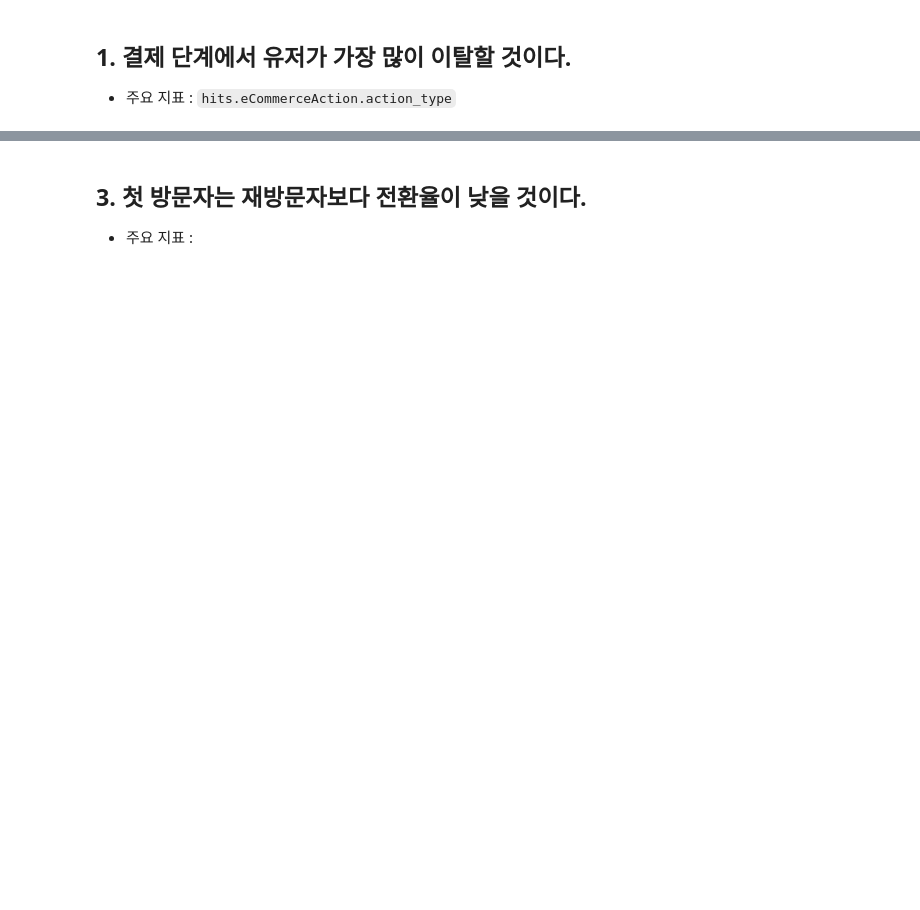
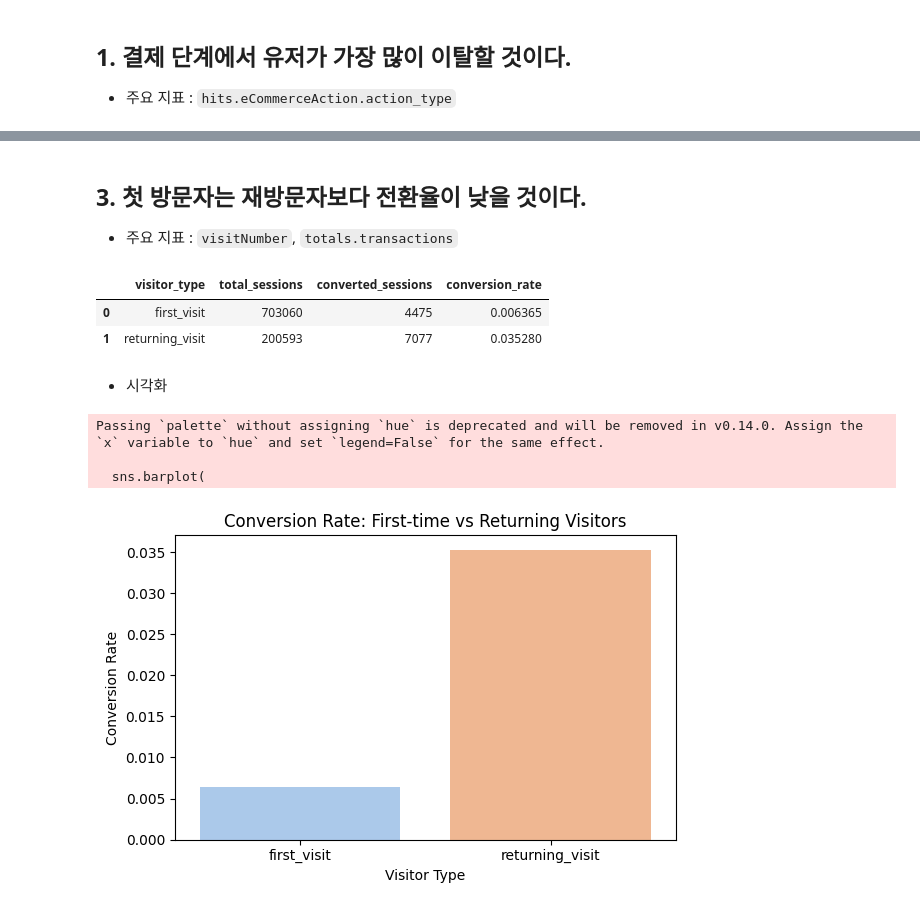
Before and after one commit to yeedacoding/eCommerce-User-Behavior-Analytics, a Jupyter notebook: hypothesis.ipynb, the cells around one changed output, grey strips where cells are left out. Saved outputs shown, nothing was run; the diff lists cells and outputs as text; code cells hidden in the pictures; blank space fills up the shorter version.

```diff
--- a/hypothesis.ipynb
+++ b/hypothesis.ipynb
@@ -20,3 +146,53 @@
 # %% [markdown]
 ## 3. 첫 방문자는 재방문자보다 전환율이 낮을 것이다.
-- 주요 지표 :
+- 주요 지표 : `visitNumber`, `totals.transactions`
+# %%
+hypo3_df = df.copy()
+
+# 구매 여부 컬럼 생성
+hypo3_df['totals.transactions'] = pd.to_numeric(hypo3_df['totals.transactions'], errors='coerce').fillna(0)
+hypo3_df['is_converted'] = hypo3_df['totals.transactions'] > 0
+
+# 방문자 유형 컬럼 생성: 첫 방문 vs 재방문
+hypo3_df['visitor_type'] = hypo3_df['visitNumber'].apply(lambda x: 'first_visit' if x == 1 else 'returning_visit')
+
+# 전환율 집계
+conversion_by_visitor_type = (
+    hypo3_df.groupby('visitor_type')['is_converted']
+      .agg(['count', 'sum'])  # count: 총 세션 수, sum: 전환된 세션 수
+      .rename(columns={'count': 'total_sessions', 'sum': 'converted_sessions'})
+).reset_index()
+
+conversion_by_visitor_type['conversion_rate'] = (
+    conversion_by_visitor_type['converted_sessions'] / conversion_by_visitor_type['total_sessions']
+)
+
+conversion_by_visitor_type
+# %% [output]
+|  | visitor_type | total_sessions | converted_sessions | conversion_rate |
+| 0 | first_visit | 703060 | 4475 | 0.006365 |
+| 1 | returning_visit | 200593 | 7077 | 0.035280 |
+# %% [markdown]
+- 시각화
+# %%
+# 그래프를 그리기 위해 인덱스 초기화
+conversion_by_visitor_type = conversion_by_visitor_type.reset_index()
+
+# 시각화
+plt.figure(figsize=(6, 4))
+sns.barplot(
+    data=conversion_by_visitor_type,
+    x='visitor_type',
+    y='conversion_rate',
+    palette='pastel'
+)
+plt.title('Conversion Rate: First-time vs Returning Visitors')
+plt.xlabel('Visitor Type')
+plt.ylabel('Conversion Rate')
+plt.tight_layout()
+plt.show()
+# %% [output]
+Passing `palette` without assigning `hue` is deprecated and will be removed in v0.14.0. Assign the `x` variable to `hue` and set `legend=False` for the same effect.
+
+  sns.barplot(
+[figure, added]
```
Also changed, not shown: parts of 32 cells of this notebook.
